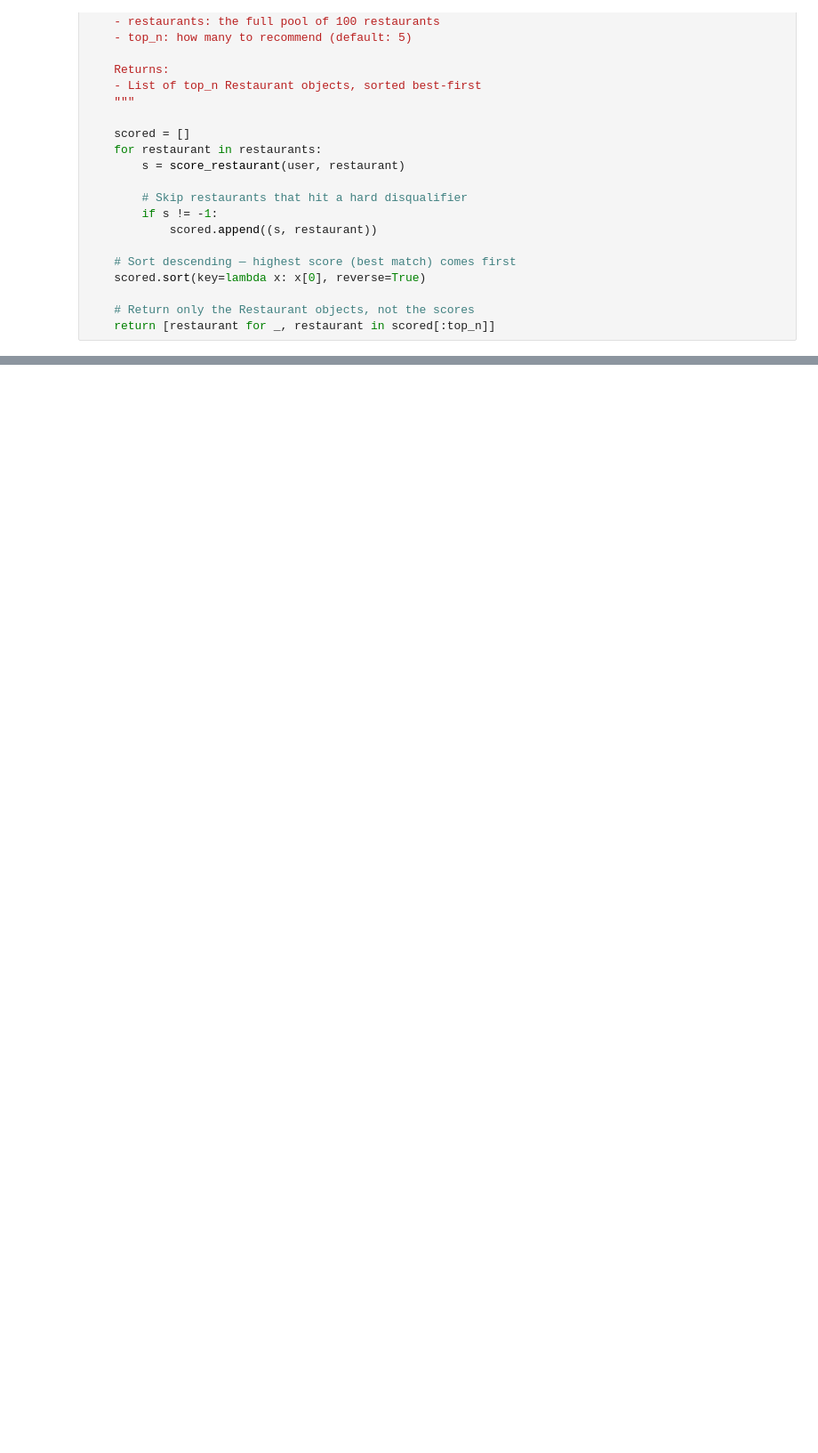
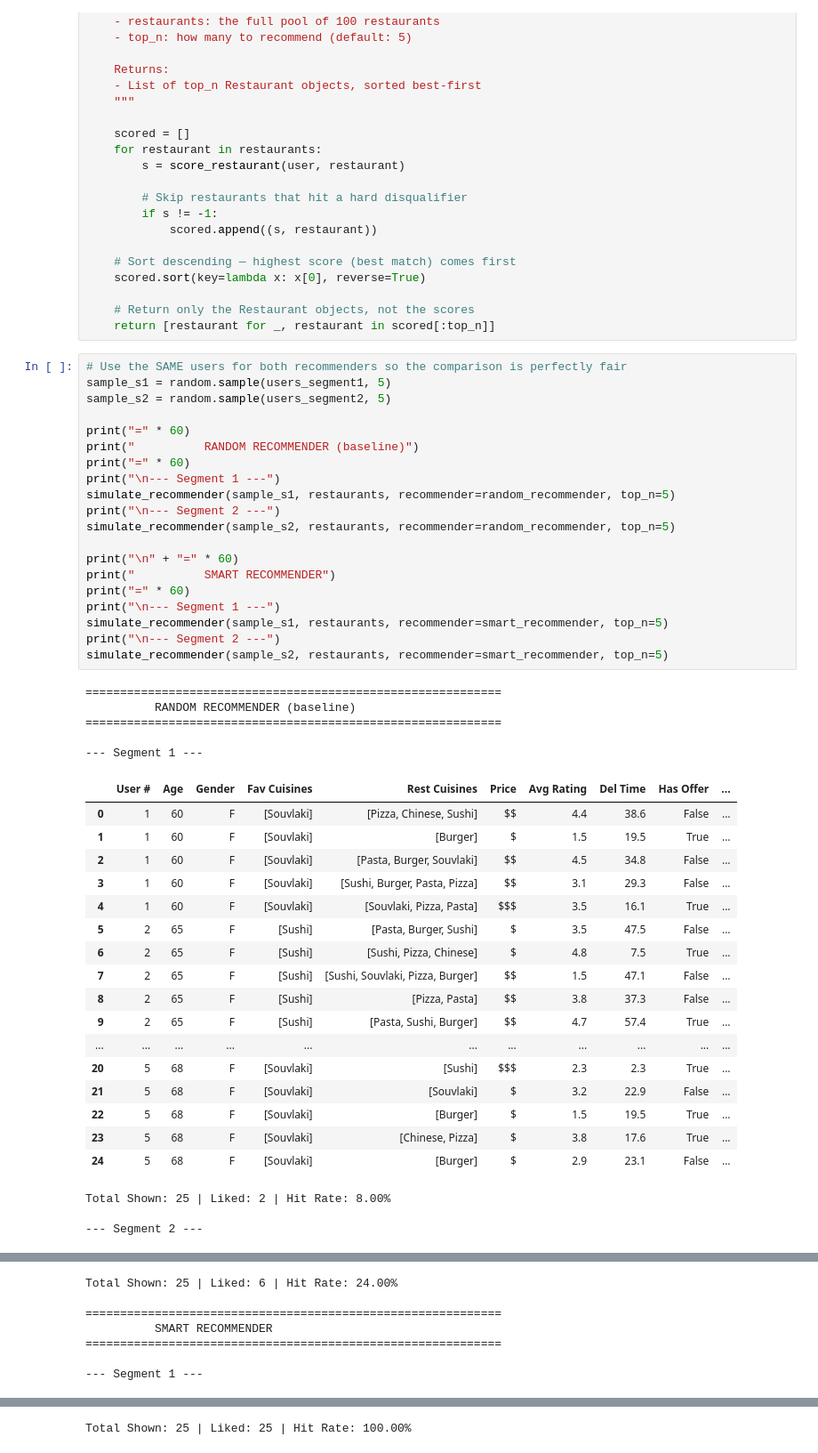
Before and after one commit to kitsakisGk/Masters_AUEB, a Jupyter notebook: Recommender_Systems/Week_5/Restaurant_Rating_Generator.ipynb, the cells around one changed output, grey strips where cells are left out. Shown at 89% size. Saved outputs shown, nothing was run; the diff lists cells and outputs as text; blank space fills up the shorter version.

Commit message:
Add final comparison: random vs smart recommender across both segments

```diff
--- a/Recommender_Systems/Week_5/Restaurant_Rating_Generator.ipynb
+++ b/Recommender_Systems/Week_5/Restaurant_Rating_Generator.ipynb
@@ -629,3 +629,49 @@ def smart_recommender(user: User, restaurants: List[Restaurant], top_n: int = 5)
 
     # Return only the Restaurant objects, not the scores
     return [restaurant for _, restaurant in scored[:top_n]]
+# %%
+# Use the SAME users for both recommenders so the comparison is perfectly fair
+sample_s1 = random.sample(users_segment1, 5)
+sample_s2 = random.sample(users_segment2, 5)
+
+print("=" * 60)
+print("          RANDOM RECOMMENDER (baseline)")
+print("=" * 60)
+print("\n--- Segment 1 ---")
+simulate_recommender(sample_s1, restaurants, recommender=random_recommender, top_n=5)
+print("\n--- Segment 2 ---")
+simulate_recommender(sample_s2, restaurants, recommender=random_recommender, top_n=5)
+
+print("\n" + "=" * 60)
+print("          SMART RECOMMENDER")
+print("=" * 60)
+print("\n--- Segment 1 ---")
+simulate_recommender(sample_s1, restaurants, recommender=smart_recommender, top_n=5)
+print("\n--- Segment 2 ---")
+simulate_recommender(sample_s2, restaurants, recommender=smart_recommender, top_n=5)
+# %% [output]
+============================================================
+          RANDOM RECOMMENDER (baseline)
+============================================================
+
+--- Segment 1 ---
+|  | User # | Age | Gender | Fav Cuisines | Rest Cuisines | Price | Avg Rating | Del Time | Has Offer | ... |
+| 0 | 1 | 60 | F | [Souvlaki] | [Pizza, Chinese, Sushi] | $$ | 4.4 | 38.6 | False | ... |
+| 1 | 1 | 60 | F | [Souvlaki] | [Burger] | $ | 1.5 | 19.5 | True | ... |
+| 2 | 1 | 60 | F | [Souvlaki] | [Pasta, Burger, Souvlaki] | $$ | 4.5 | 34.8 | False | ... |
+| 3 | 1 | 60 | F | [Souvlaki] | [Sushi, Burger, Pasta, Pizza] | $$ | 3.1 | 29.3 | False | ... |
+| 4 | 1 | 60 | F | [Souvlaki] | [Souvlaki, Pizza, Pasta] | $$$ | 3.5 | 16.1 | True | ... |
+| 5 | 2 | 65 | F | [Sushi] | [Pasta, Burger, Sushi] | $ | 3.5 | 47.5 | False | ... |
+| 6 | 2 | 65 | F | [Sushi] | [Sushi, Pizza, Chinese] | $ | 4.8 | 7.5 | True | ... |
+| 7 | 2 | 65 | F | [Sushi] | [Sushi, Souvlaki, Pizza, Burger] | $$ | 1.5 | 47.1 | False | ... |
+| 8 | 2 | 65 | F | [Sushi] | [Pizza, Pasta] | $$ | 3.8 | 37.3 | False | ... |
+| 9 | 2 | 65 | F | [Sushi] | [Pasta, Sushi, Burger] | $$ | 4.7 | 57.4 | True | ... |
+| ... | ... | ... | ... | ... | ... | ... | ... | ... | ... | ... |
+| 20 | 5 | 68 | F | [Souvlaki] | [Sushi] | $$$ | 2.3 | 2.3 | True | ... |
+| 21 | 5 | 68 | F | [Souvlaki] | [Souvlaki] | $ | 3.2 | 22.9 | False | ... |
+| 22 | 5 | 68 | F | [Souvlaki] | [Burger] | $ | 1.5 | 19.5 | True | ... |
+| 23 | 5 | 68 | F | [Souvlaki] | [Chinese, Pizza] | $ | 3.8 | 17.6 | True | ... |
+| 24 | 5 | 68 | F | [Souvlaki] | [Burger] | $ | 2.9 | 23.1 | False | ... |
+Total Shown: 25 | Liked: 2 | Hit Rate: 8.00%
+
+--- Segment 2 ---
@@ -631,0 +695,7 @@ def smart_recommender(user: User, restaurants: List[Restaurant], top_n: int = 5)
+Total Shown: 25 | Liked: 6 | Hit Rate: 24.00%
+
+============================================================
+          SMART RECOMMENDER
+============================================================
+
+--- Segment 1 ---
@@ -631,0 +739 @@ def smart_recommender(user: User, restaurants: List[Restaurant], top_n: int = 5)
+Total Shown: 25 | Liked: 25 | Hit Rate: 100.00%
```
Also changed, not shown: parts of 1 cell of this notebook.
